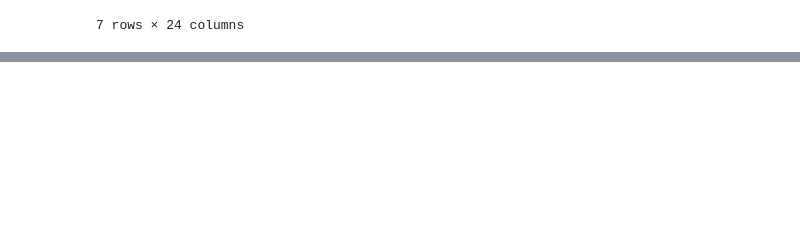
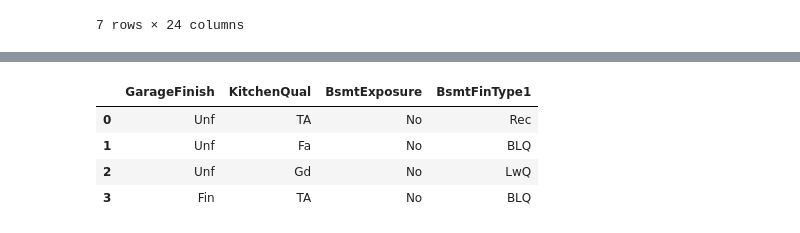
Before and after one commit to Drennan98/Heritage-Housing-Issues, a Jupyter notebook: jupyter_notebooks/4 - FeatureEngineering.ipynb, the cells around one changed output, grey strips where cells are left out. Cells and saved outputs as stored; diff of their text form; code cells hidden in the pictures; blank space fills up the shorter version.

```diff
--- a/jupyter_notebooks/4 - FeatureEngineering.ipynb
+++ b/jupyter_notebooks/4 - FeatureEngineering.ipynb
@@ -68,0 +303,14 @@ TestSet.head(7)
+# %%
+def get_categorical_features():
+    return ["GarageFinish", "KitchenQual", "BsmtExposure", "BsmtFinType1"]
+
+categorical_engineering = get_categorical_features()
+# %%
+df_engineering = TrainSet[categorical_engineering].iloc[:4].copy()
+df_engineering
+# %% [output]
+|  | GarageFinish | KitchenQual | BsmtExposure | BsmtFinType1 |
+| 0 | Unf | TA | No | Rec |
+| 1 | Unf | Fa | No | BLQ |
+| 2 | Unf | Gd | No | LwQ |
+| 3 | Fin | TA | No | BLQ |
```
Also changed, not shown: parts of 5 cells of this notebook.
